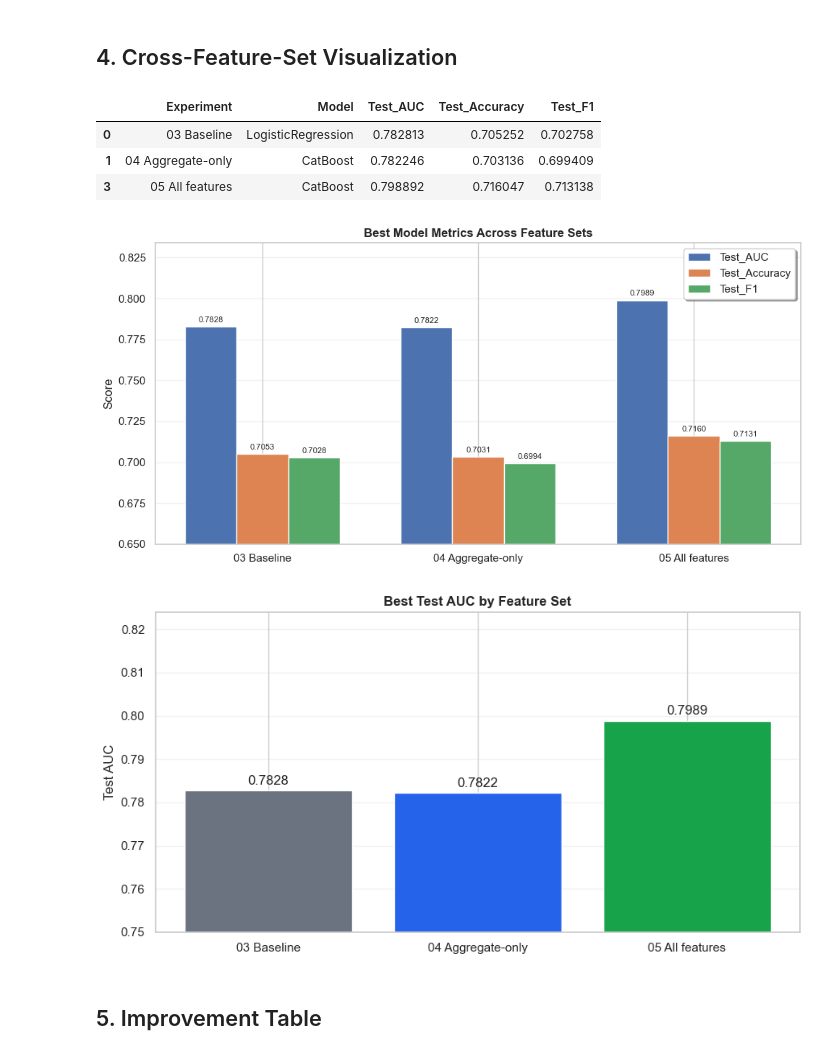
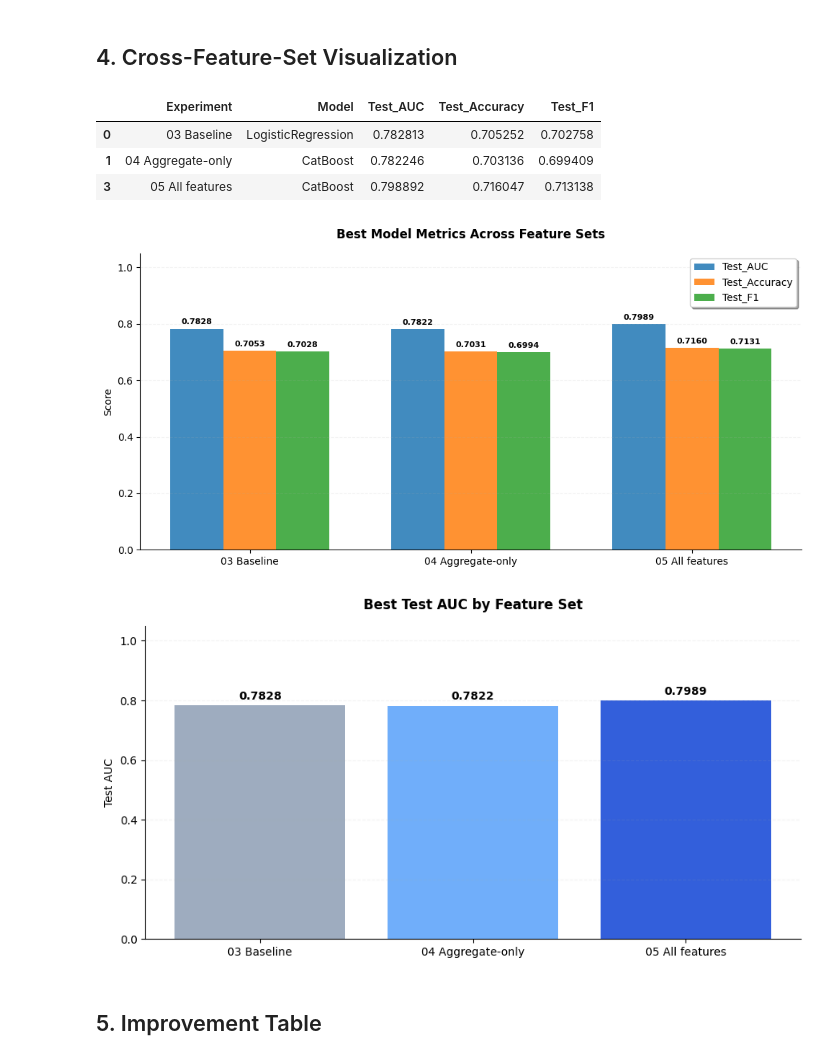
Before and after one commit to Kiatisakk/Predicting-League-of-Legends-Match-Outcomes-Using-10-Minute-Data, a Jupyter notebook: 06_result_summary.ipynb, the cells around one changed output. Drawn from its saved outputs; the diff is of its cells as text; code cells hidden in the pictures.

```diff
--- a/06_result_summary.ipynb
+++ b/06_result_summary.ipynb
@@ -180,50 +180,76 @@ best_model_by_feature_set.to_csv(SUMMARY_DIR / "best_model_by_feature_set.csv",
 display(best_model_by_feature_set)
 
 metric_cols = ["Test_AUC", "Test_Accuracy", "Test_F1"]
+METRIC_COLORS = {
+    "Test_AUC": "#1f77b4",
+    "Test_Accuracy": "#ff7f0e",
+    "Test_F1": "#2ca02c"
+}
 plot_df = best_summary.melt(
     id_vars=["Experiment", "Model"],
     value_vars=metric_cols,
     var_name="Metric",
     value_name="Score",
 )
 
+# --- 2. Metric Comparison Plot (3 Metrics) ---
 fig, ax = plt.subplots(figsize=(10, 5))
 x = np.arange(len(best_summary))
 width = 0.24
 
 for i, metric in enumerate(metric_cols):
     values = best_summary[metric].to_numpy()
-    bars = ax.bar(x + (i - 1) * width, values, width, label=metric)
-    ax.bar_label(bars, fmt="%.4f", padding=3, fontsize=8)
+    bars = ax.bar(x + (i - 1) * width, values, width,
+                  label=metric, color=METRIC_COLORS[metric], alpha=0.85)
+    ax.bar_label(bars, fmt="%.4f", padding=3, fontsize=8, fontweight='bold')
 
 ax.set_xticks(x)
 ax.set_xticklabels(best_summary["Experiment"], rotation=0)
-ax.set_ylim(0.65, max(best_summary[metric_cols].max()) + 0.035)
+
+# --- FIX: Start at 0 and end at 1.0 for a proper probability scale ---
+ax.set_ylim(0, 1.05)
+
 ax.set_ylabel("Score")
-ax.set_title("Best Model Metrics Across Feature Sets")
+ax.set_title("Best Model Metrics Across Feature Sets", fontweight='bold', pad=15)
 ax.legend(loc="upper right", frameon=True, shadow=True)
-ax.grid(axis="y", alpha=0.25)
+ax.grid(axis="y", alpha=0.15, linestyle='--')
+
+# ลบขอบที่ไม่จำเป็นเพื่อให้ดู Tight
+for spine in ['top', 'right']:
+    ax.spines[spine].set_visible(False)
+
 fig.tight_layout()
 fig.savefig(SUMMARY_DIR / "feature_set_metric_comparison.png", dpi=160)
 plt.show()
 
+# --- 3. Best Test AUC Comparison Plot ---
 fig, ax = plt.subplots(figsize=(9, 4.8))
-bars = ax.bar(best_summary["Experiment"], best_summary["Test_AUC"], color=["#6b7280", "#2563eb", "#16a34a"])
-ax.bar_label(bars, fmt="%.4f", padding=3)
-ax.set_ylim(0.75, best_summary["Test_AUC"].max() + 0.025)
+auc_bar_colors = ["#94a3b8", "#60a5fa", "#1d4ed8"] # Baseline -> Agg -> All
+
+bars = ax.bar(best_summary["Experiment"], best_summary["Test_AUC"], color=auc_bar_colors, alpha=0.9)
+ax.bar_label(bars, fmt="%.4f", padding=3, fontweight='bold')
+
+# --- FIX: Start at 0 and end at 1.0 ---
+ax.set_ylim(0, 1.05)
+
 ax.set_ylabel("Test AUC")
-ax.set_title("Best Test AUC by Feature Set")
-ax.grid(axis="y", alpha=0.25)
+ax.set_title("Best Test AUC by Feature Set", fontweight='bold', pad=15)
+ax.grid(axis="y", alpha=0.15, linestyle='--')
+
+# ลบขอบเพื่อให้ดู Clean
+for spine in ['top', 'right']:
+    ax.spines[spine].set_visible(False)
+
 fig.tight_layout()
 fig.savefig(SUMMARY_DIR / "feature_set_auc_comparison.png", dpi=160)
 plt.show()
 # %% [output]
 |  | Experiment | Model | Test_AUC | Test_Accuracy | Test_F1 |
 | 0 | 03 Baseline | LogisticRegression | 0.782813 | 0.705252 | 0.702758 |
 | 1 | 04 Aggregate-only | CatBoost | 0.782246 | 0.703136 | 0.699409 |
 | 3 | 05 All features | CatBoost | 0.798892 | 0.716047 | 0.713138 |
-[figure, old version]
+[figure, new version]
-[figure, old version]
+[figure, new version]
 # %% [markdown]
 ## 5. Improvement Table
 # %%
```
Also changed, not shown: parts of 4 cells of this notebook, 6 other files.
